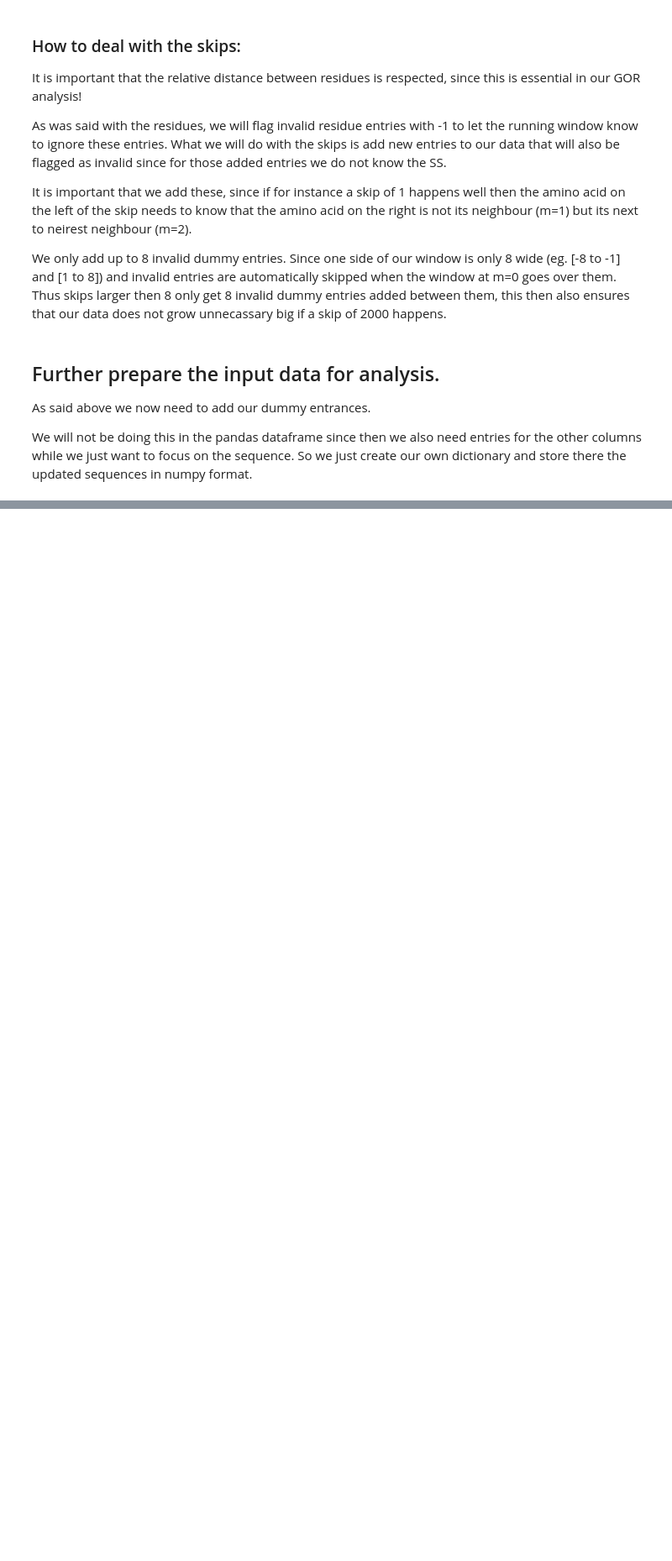
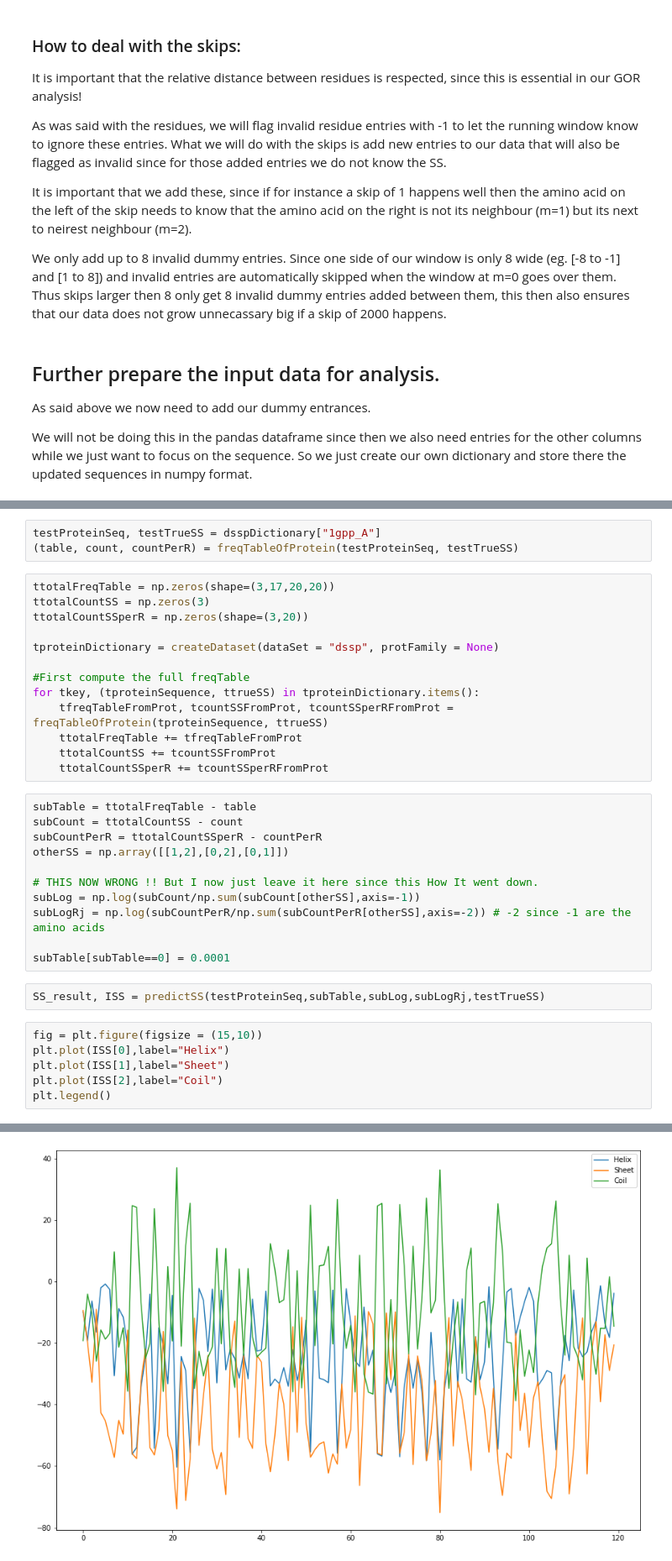
Before and after one commit to ltuijnder/BioInformatics_Assignment1, a Jupyter notebook: Gor3Tests.ipynb, the cells around one changed output, grey strips where cells are left out. Shown at 84% size. Drawn from its saved outputs; the diff is of its cells as text; blank space fills up the shorter version.

```diff
--- a/Gor3Tests.ipynb
+++ b/Gor3Tests.ipynb
@@ -454,0 +531,36 @@ def createDataset(dataSet = "dssp", protFamily = None):
+# %%
+testProteinSeq, testTrueSS = dsspDictionary["1gpp_A"]
+(table, count, countPerR) = freqTableOfProtein(testProteinSeq, testTrueSS)
+# %%
+ttotalFreqTable = np.zeros(shape=(3,17,20,20))
+ttotalCountSS = np.zeros(3)
+ttotalCountSSperR = np.zeros(shape=(3,20))
+
+tproteinDictionary = createDataset(dataSet = "dssp", protFamily = None)
+
+#First compute the full freqTable
+for tkey, (tproteinSequence, ttrueSS) in tproteinDictionary.items():
+    tfreqTableFromProt, tcountSSFromProt, tcountSSperRFromProt = freqTableOfProtein(tproteinSequence, ttrueSS)
+    ttotalFreqTable += tfreqTableFromProt
+    ttotalCountSS += tcountSSFromProt
+    ttotalCountSSperR += tcountSSperRFromProt
+# %%
+subTable = ttotalFreqTable - table
+subCount = ttotalCountSS - count
+subCountPerR = ttotalCountSSperR - countPerR
+otherSS = np.array([[1,2],[0,2],[0,1]])
+
+# THIS NOW WRONG !! But I now just leave it here since this How It went down.
+subLog = np.log(subCount/np.sum(subCount[otherSS],axis=-1))
+subLogRj = np.log(subCountPerR/np.sum(subCountPerR[otherSS],axis=-2)) # -2 since -1 are the amino acids
+
+subTable[subTable==0] = 0.0001
+# %%
+SS_result, ISS = predictSS(testProteinSeq,subTable,subLog,subLogRj,testTrueSS)
+# %%
+fig = plt.figure(figsize = (15,10))
+plt.plot(ISS[0],label="Helix")
+plt.plot(ISS[1],label="Sheet")
+plt.plot(ISS[2],label="Coil")
+plt.legend()
+# %% [output]
@@ -454,0 +568 @@ def createDataset(dataSet = "dssp", protFamily = None):
+[figure, added]
```
Also changed, not shown: parts of 55 cells of this notebook.
